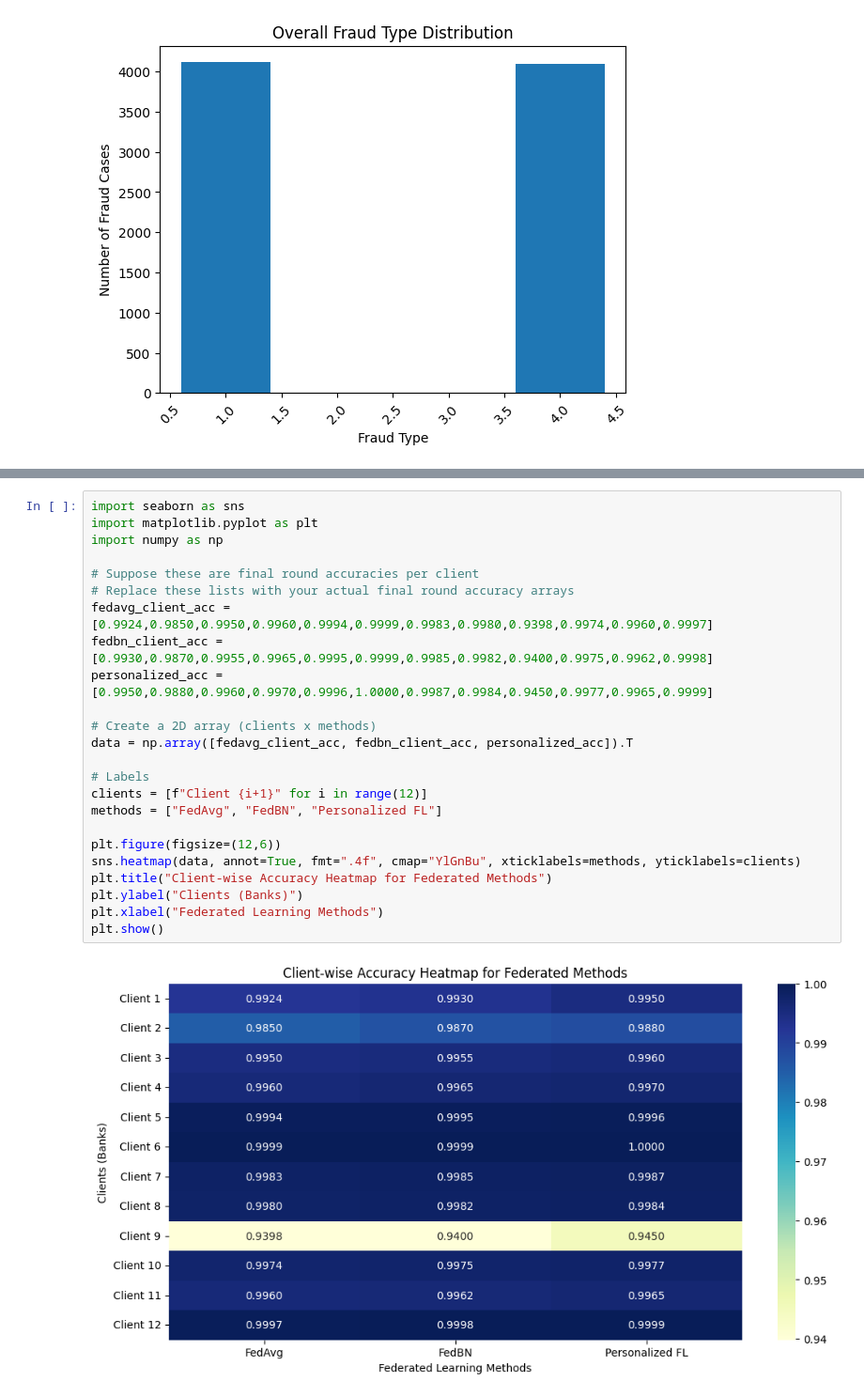
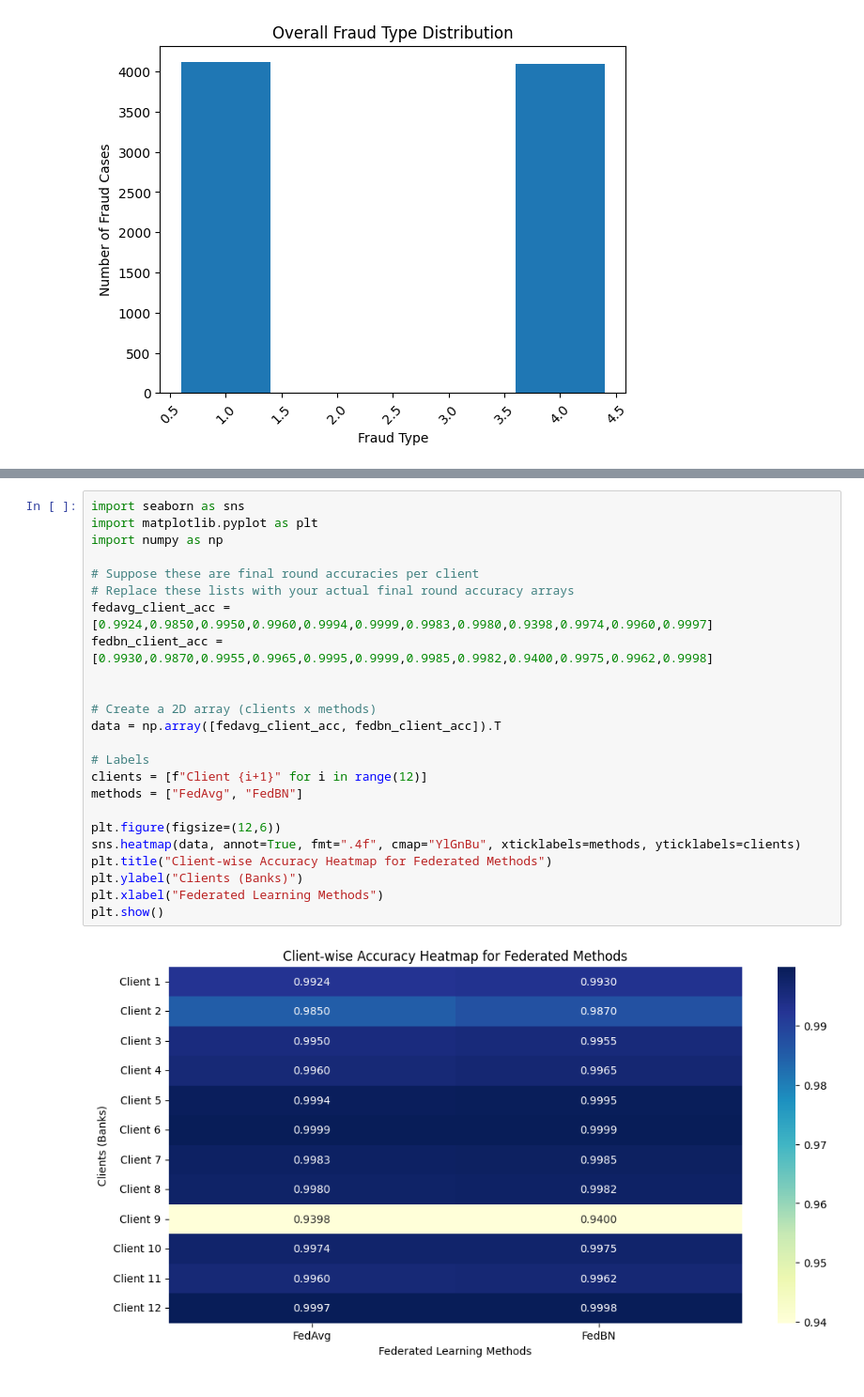
Before and after one commit to ThisumiWijesinghe/Fraud-Detection-with-Federated-Learning, a Jupyter notebook: Fed_L_gemini.ipynb, the cells around one changed output, grey strips where cells are left out. Shown at 94% size. Drawn from its saved outputs; the diff is of its cells as text.

```diff
--- a/Fed_L_gemini.ipynb
+++ b/Fed_L_gemini.ipynb
@@ -593,26 +573,26 @@ plt.show()
 # %%
 import seaborn as sns
 import matplotlib.pyplot as plt
 import numpy as np
 
 # Suppose these are final round accuracies per client
 # Replace these lists with your actual final round accuracy arrays
 fedavg_client_acc = [0.9924,0.9850,0.9950,0.9960,0.9994,0.9999,0.9983,0.9980,0.9398,0.9974,0.9960,0.9997]
 fedbn_client_acc = [0.9930,0.9870,0.9955,0.9965,0.9995,0.9999,0.9985,0.9982,0.9400,0.9975,0.9962,0.9998]
-personalized_acc = [0.9950,0.9880,0.9960,0.9970,0.9996,1.0000,0.9987,0.9984,0.9450,0.9977,0.9965,0.9999]
+
 
 # Create a 2D array (clients x methods)
-data = np.array([fedavg_client_acc, fedbn_client_acc, personalized_acc]).T
+data = np.array([fedavg_client_acc, fedbn_client_acc]).T
 
 # Labels
 clients = [f"Client {i+1}" for i in range(12)]
-methods = ["FedAvg", "FedBN", "Personalized FL"]
+methods = ["FedAvg", "FedBN"]
 
 plt.figure(figsize=(12,6))
 sns.heatmap(data, annot=True, fmt=".4f", cmap="YlGnBu", xticklabels=methods, yticklabels=clients)
 plt.title("Client-wise Accuracy Heatmap for Federated Methods")
 plt.ylabel("Clients (Banks)")
 plt.xlabel("Federated Learning Methods")
 plt.show()
 # %% [output]
-[figure, old version]
+[figure, new version]
```
Also changed, not shown: parts of 19 cells of this notebook.
